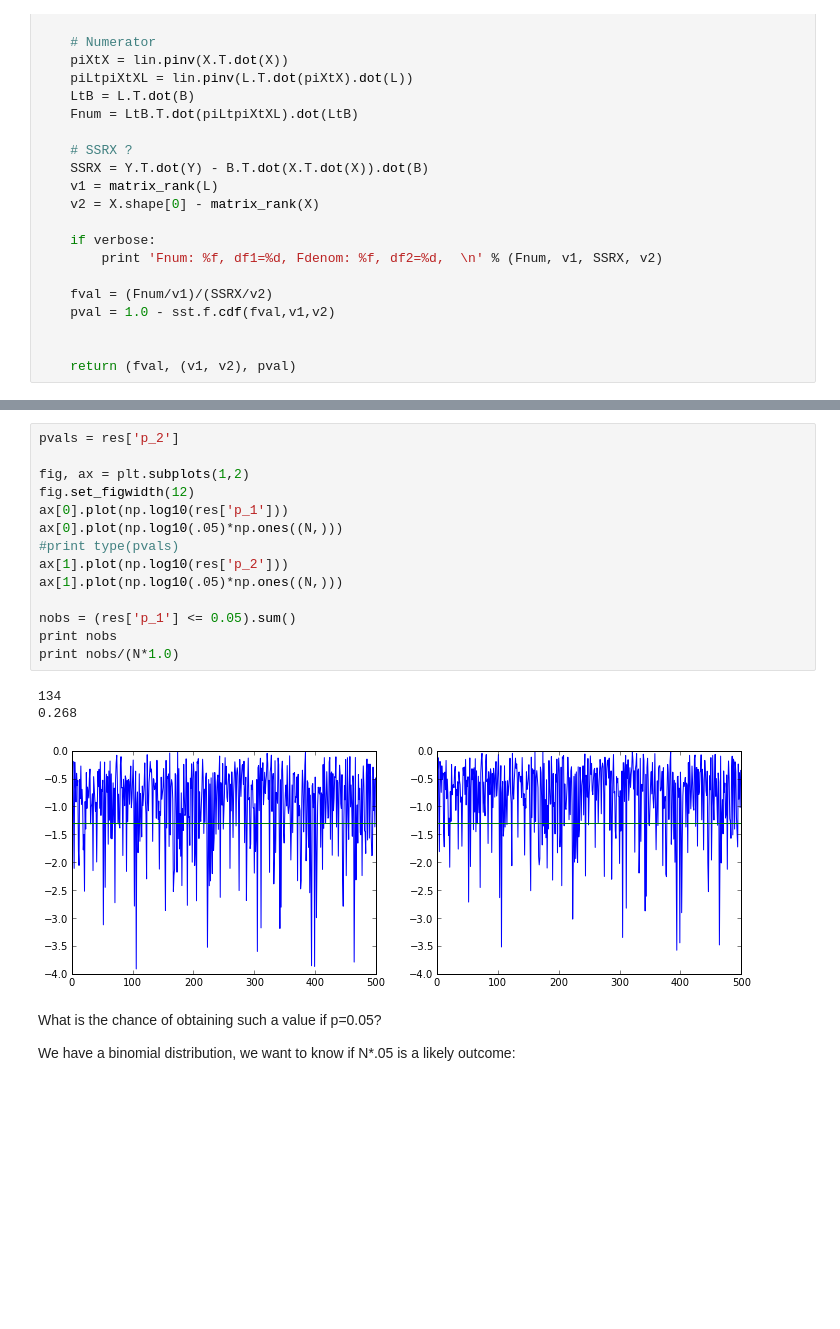
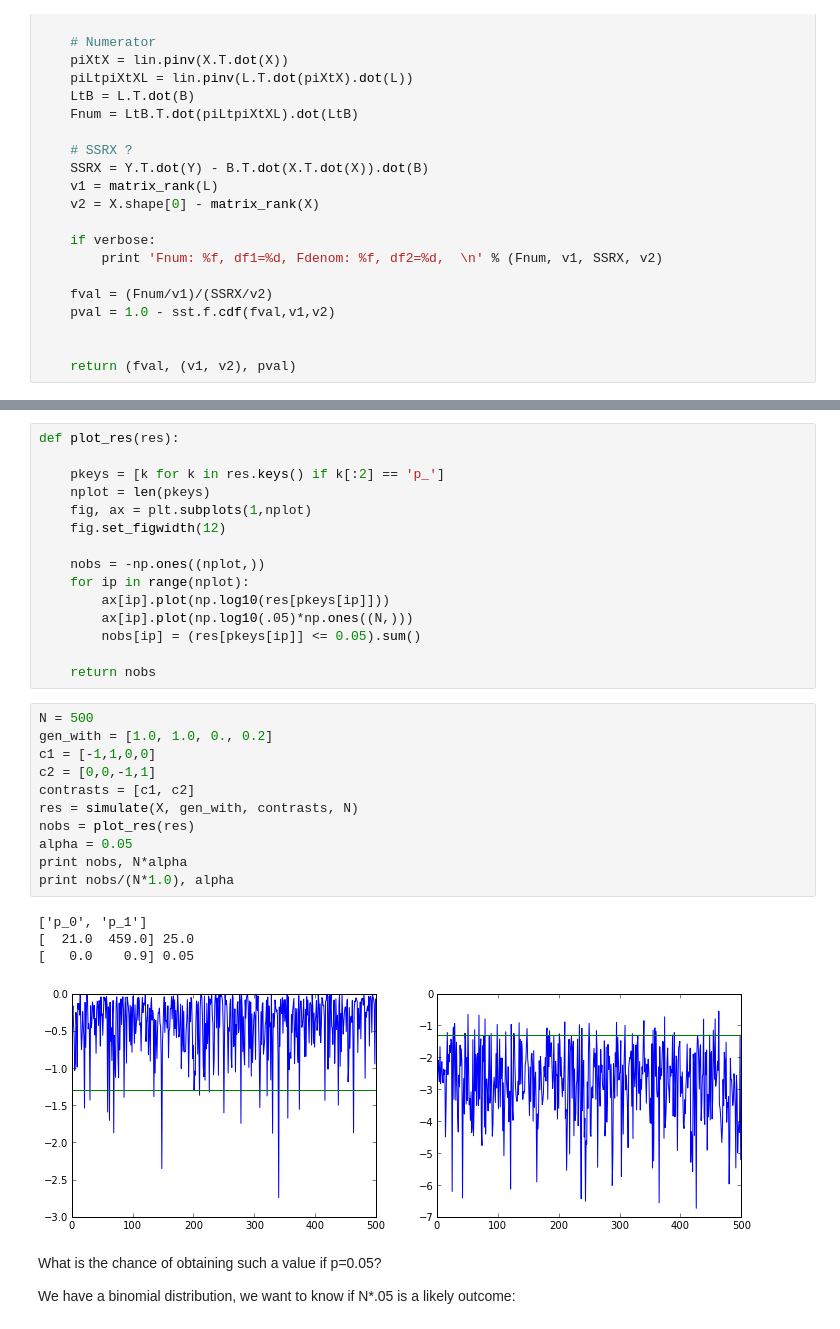
Before and after one commit to practical-neuroimaging/pna-notebooks, a Jupyter notebook: Ancova_issues.ipynb, the cells around one changed output, grey strips where cells are left out. Drawn from its saved outputs; the diff is of its cells as text; blank space fills up the shorter version.

```diff
--- a/Ancova_issues.ipynb
+++ b/Ancova_issues.ipynb
@@ -175,21 +197,34 @@ plot(y)
 # %%
-pvals = res['p_2']
+def plot_res(res):
 
-fig, ax = plt.subplots(1,2)
-fig.set_figwidth(12)
-ax[0].plot(np.log10(res['p_1']))
-ax[0].plot(np.log10(.05)*np.ones((N,)))
-#print type(pvals)
-ax[1].plot(np.log10(res['p_2']))
-ax[1].plot(np.log10(.05)*np.ones((N,)))
+    pkeys = [k for k in res.keys() if k[:2] == 'p_']
+    nplot = len(pkeys)
+    fig, ax = plt.subplots(1,nplot)
+    fig.set_figwidth(12)
 
-nobs = (res['p_1'] <= 0.05).sum()
-print nobs
-print nobs/(N*1.0)
+    nobs = -np.ones((nplot,))
+    for ip in range(nplot):
+        ax[ip].plot(np.log10(res[pkeys[ip]]))
+        ax[ip].plot(np.log10(.05)*np.ones((N,)))
+        nobs[ip] = (res[pkeys[ip]] <= 0.05).sum()
+
+    return nobs
-# %% [output]
-134
-0.268
-[figure, removed]
+# %%
+N = 500
+gen_with = [1.0, 1.0, 0., 0.2]
+c1 = [-1,1,0,0]
+c2 = [0,0,-1,1]
+contrasts = [c1, c2]
+res = simulate(X, gen_with, contrasts, N)
+nobs = plot_res(res)
+alpha = 0.05
+print nobs, N*alpha
+print nobs/(N*1.0), alpha
+# %% [output]
+['p_0', 'p_1']
+[  21.0  459.0] 25.0
+[   0.0    0.9] 0.05
+[figure, added]
 # %% [markdown]
 What is the chance of obtaining such a value if p=0.05?
 
```
Also changed, not shown: parts of 26 cells of this notebook.
